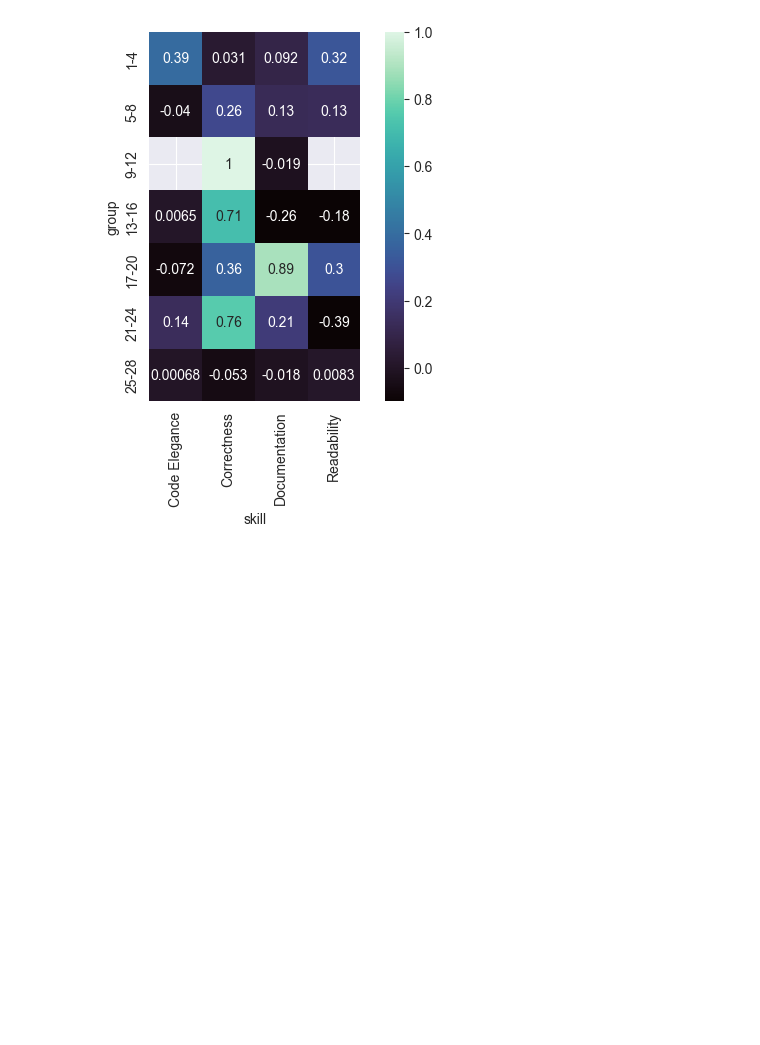
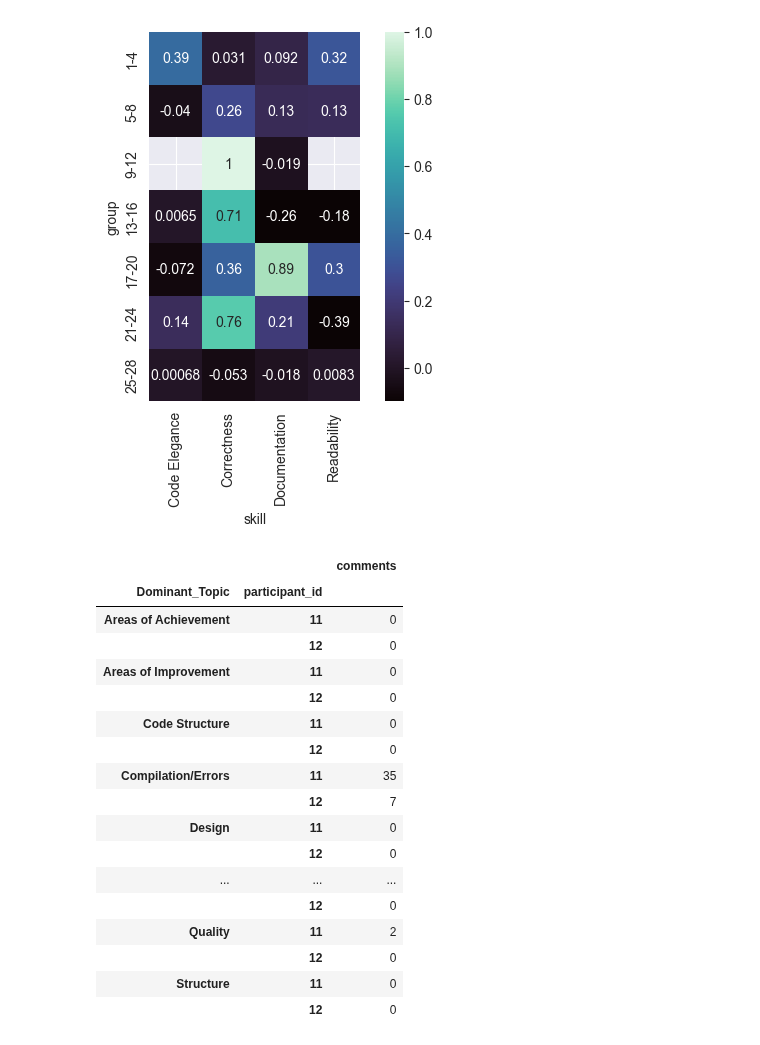
Before and after one commit to m-messer/Consistency_In_Grading_Analysis, a Jupyter notebook: feedback/feedback_inter_consistency.ipynb, the cells around one changed output. Cells and saved outputs as stored; diff of their text form; code cells hidden in the pictures; blank space fills up the shorter version.

```diff
--- a/feedback/feedback_inter_consistency.ipynb
+++ b/feedback/feedback_inter_consistency.ipynb
@@ -321,3 +330,24 @@ g = sns.heatmap(pivot_df, annot=True, cmap=sns.color_palette("mako", as_cmap=Tru
 g.get_figure().savefig('plots/ac1.pdf', bbox_inches='tight')
 # %% [output]
 [figure]
+# %%
+dominant_df[(dominant_df['group'] == '9-12') & (dominant_df['skill'] == 'Correctness')][['Dominant_Topic', 'participant_id', 'comments']].groupby(['Dominant_Topic', 'participant_id']).count()
+# %% [output]
+|  |  | comments |
+| Dominant_Topic | participant_id |  |
+| Areas of Achievement | 11 | 0 |
+|  | 12 | 0 |
+| Areas of Improvement | 11 | 0 |
+|  | 12 | 0 |
+| Code Structure | 11 | 0 |
+|  | 12 | 0 |
+| Compilation/Errors | 11 | 35 |
+|  | 12 | 7 |
+| Design | 11 | 0 |
+|  | 12 | 0 |
+| ... | ... | ... |
+|  | 12 | 0 |
+| Quality | 11 | 2 |
+|  | 12 | 0 |
+| Structure | 11 | 0 |
+|  | 12 | 0 |
```
Also changed, not shown: parts of 3 cells of this notebook.
